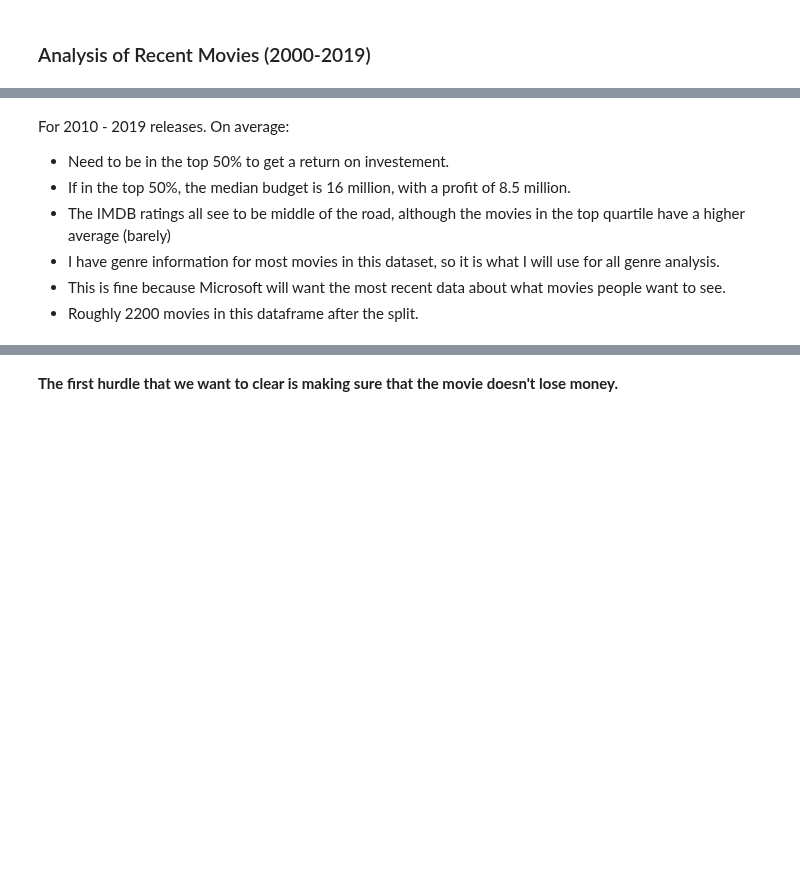
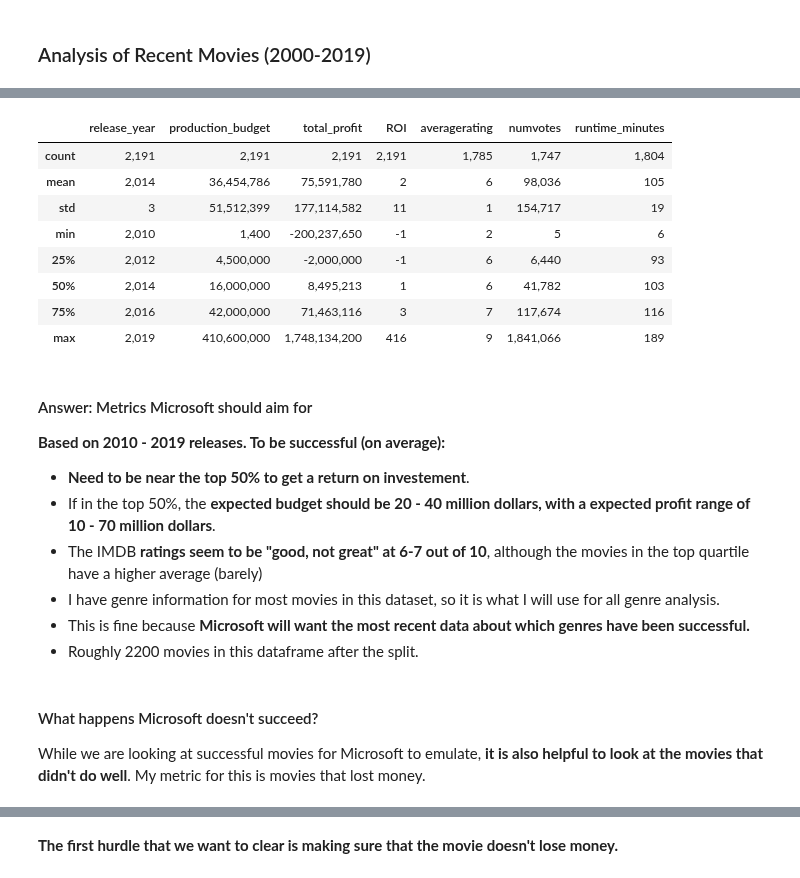
Before and after one commit to jxn628/dsc-phase-1-project, a Jupyter notebook: student.ipynb, the cells around one changed output, grey strips where cells are left out. Cells and saved outputs as stored; diff of their text form; code cells hidden in the pictures; blank space fills up the shorter version.

```diff
--- a/student.ipynb
+++ b/student.ipynb
@@ -697,8 +759,22 @@ recent_movies_2010.info()
+# %%
+recent_movies_2010.describe()
+# %% [output]
+|  | release_year | production_budget | total_profit | ROI | averagerating | numvotes | runtime_minutes |
+| count | 2,191 | 2,191 | 2,191 | 2,191 | 1,785 | 1,747 | 1,804 |
+| mean | 2,014 | 36,454,786 | 75,591,780 | 2 | 6 | 98,036 | 105 |
+| std | 3 | 51,512,399 | 177,114,582 | 11 | 1 | 154,717 | 19 |
+| min | 2,010 | 1,400 | -200,237,650 | -1 | 2 | 5 | 6 |
+| 25% | 2,012 | 4,500,000 | -2,000,000 | -1 | 6 | 6,440 | 93 |
+| 50% | 2,014 | 16,000,000 | 8,495,213 | 1 | 6 | 41,782 | 103 |
+| 75% | 2,016 | 42,000,000 | 71,463,116 | 3 | 7 | 117,674 | 116 |
+| max | 2,019 | 410,600,000 | 1,748,134,200 | 416 | 9 | 1,841,066 | 189 |
 # %% [markdown]
-For 2010 - 2019 releases. On average:
-- Need to be in the top 50% to get a return on investement.
-- If in the top 50%, the median budget is 16 million, with a profit of 8.5 million.
-- The IMDB ratings all see to be middle of the road, although the movies in the top quartile have a higher average (barely)
+#### Answer: Metrics Microsoft should aim for
+
+**Based on 2010 - 2019 releases. To be successful (on average):**
+- **Need to be near the top 50% to get a return on investement**.
+- If in the top 50%, the **expected budget should be 20 - 40 million dollars, with a expected profit range of 10 - 70 million dollars**.
+- The IMDB **ratings seem to be "good, not great" at 6-7 out of 10**, although the movies in the top quartile have a higher average (barely)
 - I have genre information for most movies in this dataset, so it is what I will use for all genre analysis.
-- This is fine because Microsoft will want the most recent data about what movies people want to see.
+- This is fine because **Microsoft will want the most recent data about which genres have been successful.**
 - Roughly 2200 movies in this dataframe after the split.
@@ -712,3 +781,7 @@ top_roi = roi_df[0:500]
+# %% [markdown]
+#### What happens Microsoft doesn't succeed?
+
+While we are looking at successful movies for Microsoft to emulate, **it is also helpful to look at the movies that didn't do well**. My metric for this is movies that lost money.
 # %%
 #movies that did not make a profit
 loss_df= recent_movies_2010.sort_values('total_profit', ascending=True)
```
Also changed, not shown: parts of 32 cells of this notebook.
